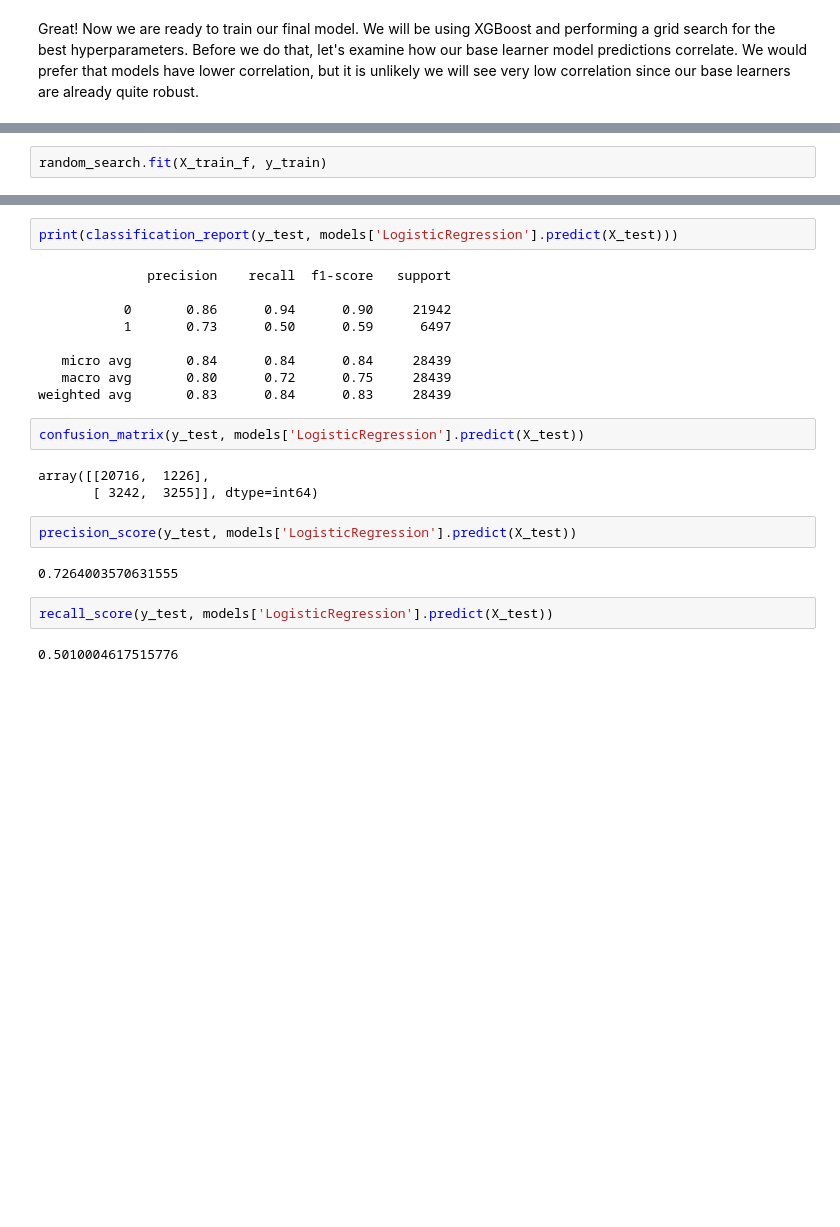
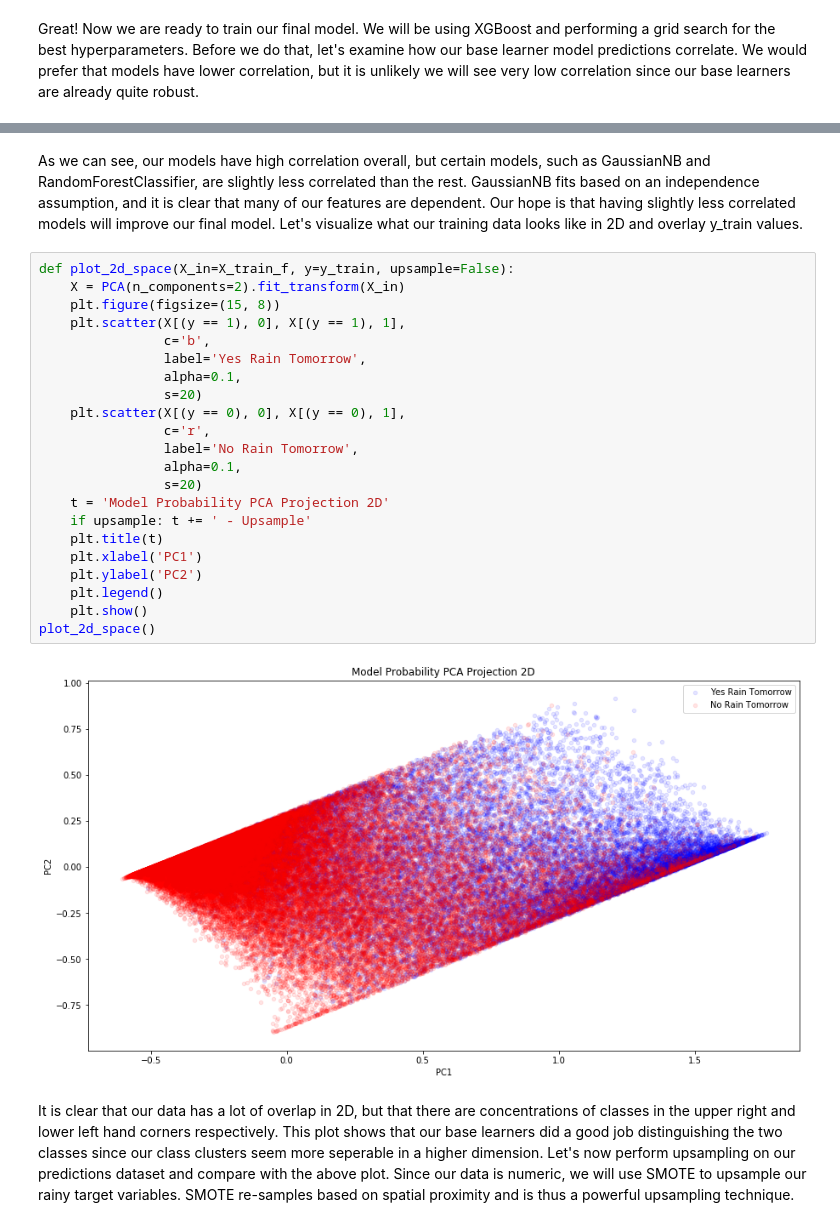
Before and after one commit to arcaputo3/dsc-3-final-project-online-ds-sp-000, a Jupyter notebook: main.ipynb, the cells around one changed output, grey strips where cells are left out. Cells and saved outputs as stored; diff of their text form; blank space fills up the shorter version.

```diff
--- a/main.ipynb
+++ b/main.ipynb
@@ -506,2 +463,0 @@ random_search = RandomizedSearchCV(clf_xgb, param_distributions=params,
-# %%
-random_search.fit(X_train_f, y_train)
@@ -534,24 +464,28 @@ Our final model performs very slightly better than each model individually.
-# %%
-print(classification_report(y_test, models['LogisticRegression'].predict(X_test)))
-# %% [output]
-              precision    recall  f1-score   support
-
-           0       0.86      0.94      0.90     21942
-           1       0.73      0.50      0.59      6497
-
-   micro avg       0.84      0.84      0.84     28439
-   macro avg       0.80      0.72      0.75     28439
-weighted avg       0.83      0.84      0.83     28439
-# %%
-confusion_matrix(y_test, models['LogisticRegression'].predict(X_test))
-# %% [output]
-array([[20716,  1226],
-       [ 3242,  3255]], dtype=int64)
-# %%
-precision_score(y_test, models['LogisticRegression'].predict(X_test))
-# %% [output]
-0.7264003570631555
-# %%
-recall_score(y_test, models['LogisticRegression'].predict(X_test))
-# %% [output]
-0.5010004617515776
+# %% [markdown]
+As we can see, our models have high correlation overall, but certain models, such as GaussianNB and RandomForestClassifier, are slightly less correlated than the rest. GaussianNB fits based on an independence assumption, and it is clear that many of our features are dependent. Our hope is that having slightly less correlated models will improve our final model. Let's visualize what our training data looks like in 2D and overlay y_train values.
+# %%
+def plot_2d_space(X_in=X_train_f, y=y_train, upsample=False):
+    X = PCA(n_components=2).fit_transform(X_in)
+    plt.figure(figsize=(15, 8))
+    plt.scatter(X[(y == 1), 0], X[(y == 1), 1],
+                c='b',
+                label='Yes Rain Tomorrow',
+                alpha=0.1,
+                s=20)
+    plt.scatter(X[(y == 0), 0], X[(y == 0), 1],
+                c='r',
+                label='No Rain Tomorrow',
+                alpha=0.1,
+                s=20)
+    t = 'Model Probability PCA Projection 2D'
+    if upsample: t += ' - Upsample'
+    plt.title(t)
+    plt.xlabel('PC1')
+    plt.ylabel('PC2')
+    plt.legend()
+    plt.show()
+plot_2d_space()
+# %% [output]
+[figure, added]
+# %% [markdown]
+It is clear that our data has a lot of overlap in 2D, but that there are concentrations of classes in the upper right and lower left hand corners respectively. This plot shows that our base learners did a good job distinguishing the two classes since our class clusters seem more seperable in a higher dimension. Let's now perform upsampling on our predictions dataset and compare with the above plot. Since our data is numeric, we will use SMOTE to upsample our rainy target variables. SMOTE re-samples based on spatial proximity and is thus a powerful upsampling technique.
```
Also changed, not shown: parts of 45 cells of this notebook.
